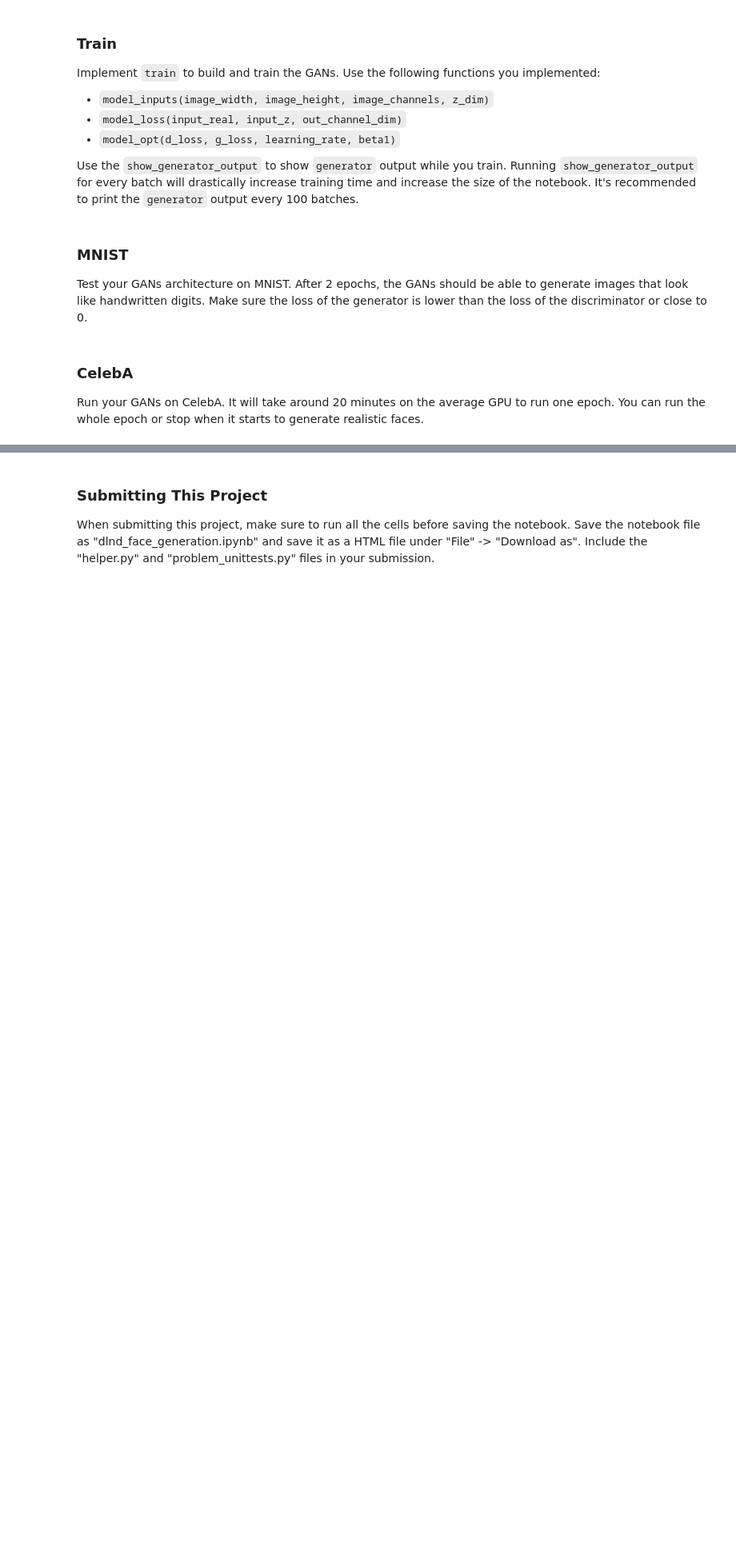
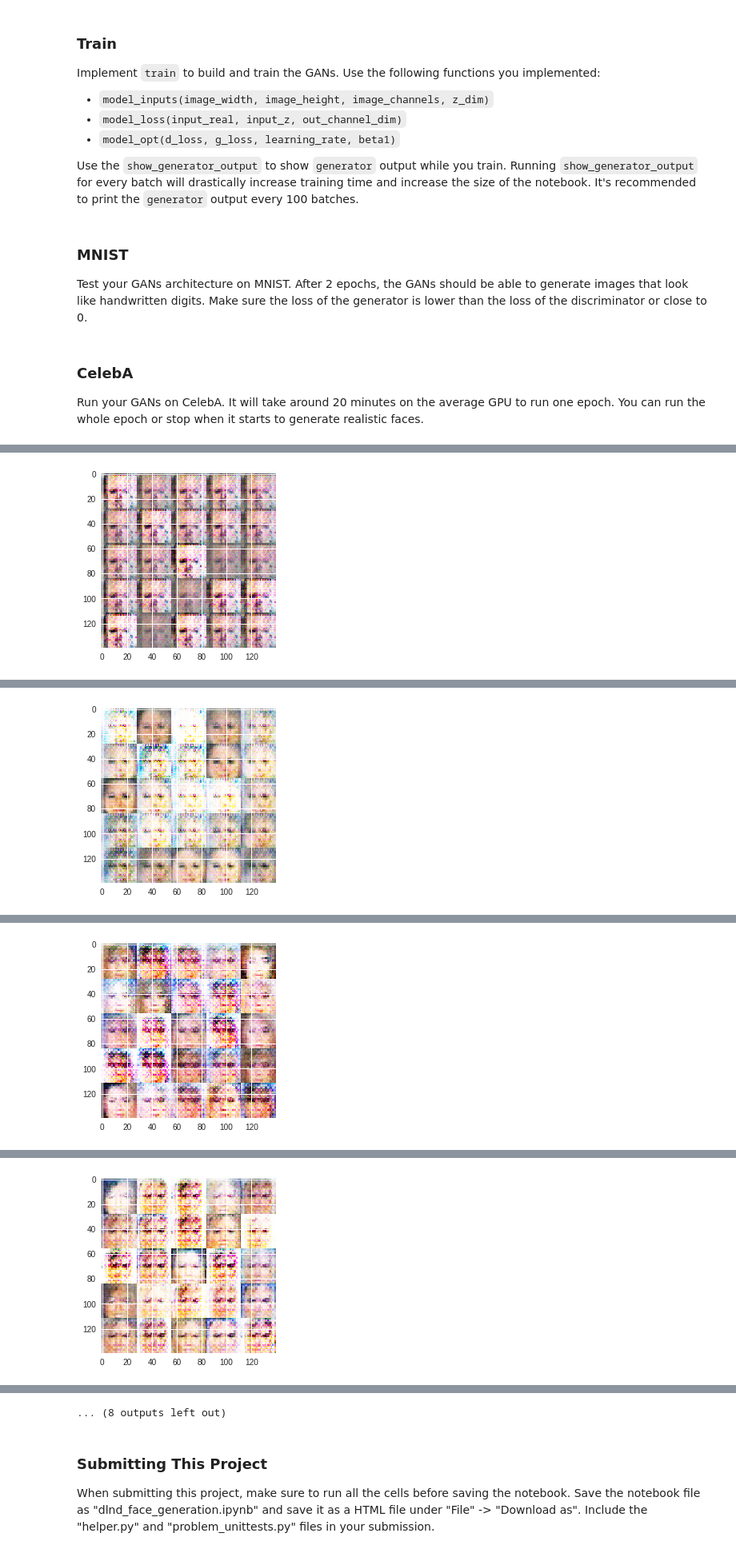
Before and after one commit to xlnwel/deep-learning, a Jupyter notebook: face_generation/dlnd_face_generation.ipynb, the cells around one changed output, grey strips where cells are left out. Shown at 80% size. Drawn from its saved outputs; the diff is of its cells as text; code cells hidden in the pictures; blank space fills up the shorter version.

Commit message:
Faces emerge, still noisy

```diff
--- a/face_generation/dlnd_face_generation.ipynb
+++ b/face_generation/dlnd_face_generation.ipynb
@@ -160,11 +159,13 @@ def discriminator(images, reuse=False):
 
     with tf.variable_scope('discriminator', reuse=reuse):
         x = images
-        # residual net
+
         init_channels = 64
         n_res = 2
         x = tf.layers.conv2d(x, init_channels, 3, padding='same',
                              kernel_initializer=kaiming_initializer, bias_initializer=bias_initializer)
+
+        # residual net doesn't work here :(                                     :)
         for i in range(n_res):
             y = x
             for j in range(2):
@@ -178,19 +179,23 @@ def discriminator(images, reuse=False):
 
             x = tf.layers.conv2d(x, init_channels * 2**(i+1), 5, 2, padding='same',
                                  kernel_initializer=kaiming_initializer, bias_initializer=bias_initializer)
+#         x = batch_norm(x)
+#         x = leaky_relu(x)
 
-        x = batch_norm(x)
-        x = leaky_relu(x)
+#         x = tf.layers.conv2d(x, init_channels * 2, 5, 2, padding='same',
+#                              kernel_initializer=kaiming_initializer, bias_initializer=bias_initializer)
+#         x = batch_norm(x)
+#         x = leaky_relu(x)
 
-        x = tf.layers.conv2d(x, init_channels * 2**n_res, 5, 2, padding='same',
-                             kernel_initializer=kaiming_initializer, bias_initializer=bias_initializer)
+#         x = tf.layers.conv2d(x, init_channels * 4, 5, 2, padding='same',
+#                              kernel_initializer=kaiming_initializer, bias_initializer=bias_initializer)
         x = batch_norm(x)
         x = leaky_relu(x)
 
         x = tf.reshape(x, (-1, x.shape[1] * x.shape[2] * x.shape[3]))
 
         # minibatch discrimination
-        num_kernels = 256
+        num_kernels = 1024
         kernel_dim = 5
         activation = tf.layers.dense(x, num_kernels * kernel_dim)
         activation = tf.reshape(x, (-1, num_kernels, kernel_dim))
@@ -256,7 +261,7 @@ def generator(z, out_channel_dim, is_train=True):
         x = tf.layers.conv2d_transpose(x, out_channel_dim, 5, strides=2, padding='same',
                                        kernel_initializer=xavier_initializer, bias_initializer=bias_initializer)
 
-        out = tf.tanh(x)
+        out = tf.tanh(x) / 2
     return out
 
 
@@ -395,11 +400,10 @@ def train(epoch_count, batch_size, z_dim, learning_rate, beta1, get_batches, dat
                 # TODO: Train Model
                 batch_z = np.random.uniform(-1, 1, size=(batch_size, z_dim))
                 feed_dict = {input_real: batch_images, input_z: batch_z, lr: learning_rate}
-
                 loss_d, loss_g, _, _ = sess.run([d_loss, g_loss, d_opt, g_opt], feed_dict=feed_dict)
                 print('\rDiscriminator Loss: {:.4f}\tGenerator Loss: {:.4f}'.format(loss_d, loss_g), end='')
             show_generator_output(sess, show_n_images, input_z, image_channels, data_image_mode)
-            saver.save(sess, '{}_checkpoint_{}'.format('face' if data_image_model == 'RGB' else 'mnist', epoch_i))
+            saver.save(sess, './{}_checkpoint_{}.ckpt'.format('face' if data_image_mode == 'RGB' else 'mnist', epoch_i))
 # %% [markdown]
 ### MNIST
 Test your GANs architecture on MNIST.  After 2 epochs, the GANs should be able to generate images that look like handwritten digits.  Make sure the loss of the generator is lower than the loss of the discriminator or close to 0.
@@ -425,17 +429,18 @@ Run your GANs on CelebA.  It will take around 20 minutes on the average GPU to r
 # %%
 batch_size = 64
 z_dim = 100
-learning_rates = [2e-4, 5e-4]
+learning_rates = [1e-4]
 beta1 = 0.5
 
 
 """
 DON'T MODIFY ANYTHING IN THIS CELL THAT IS BELOW THIS LINE
 """
-epochs = 2
+epochs = 10
 
 for learning_rate in learning_rates:
     celeba_dataset = helper.Dataset('celeba', glob(os.path.join(data_dir, 'img_align_celeba/*.jpg')))
     with tf.Graph().as_default():
         train(epochs, batch_size, z_dim, learning_rate, beta1, celeba_dataset.get_batches,
               celeba_dataset.shape, celeba_dataset.image_mode)
+# %% [output]
@@ -441,0 +448 @@ for learning_rate in learning_rates:
+[figure, added]
@@ -441,0 +450 @@ for learning_rate in learning_rates:
+[figure, added]
@@ -441,0 +452 @@ for learning_rate in learning_rates:
+[figure, added]
@@ -441,0 +454 @@ for learning_rate in learning_rates:
+[figure, added]
@@ -442,3 +459,4 @@ for learning_rate in learning_rates:
+... (8 outputs left out)
 # %% [markdown]
 ### Submitting This Project
 When submitting this project, make sure to run all the cells before saving the notebook. Save the notebook file as "dlnd_face_generation.ipynb" and save it as a HTML file under "File" -> "Download as". Include the "helper.py" and "problem_unittests.py" files in your submission.
```
Also changed, not shown: parts of 6 cells of this notebook.
